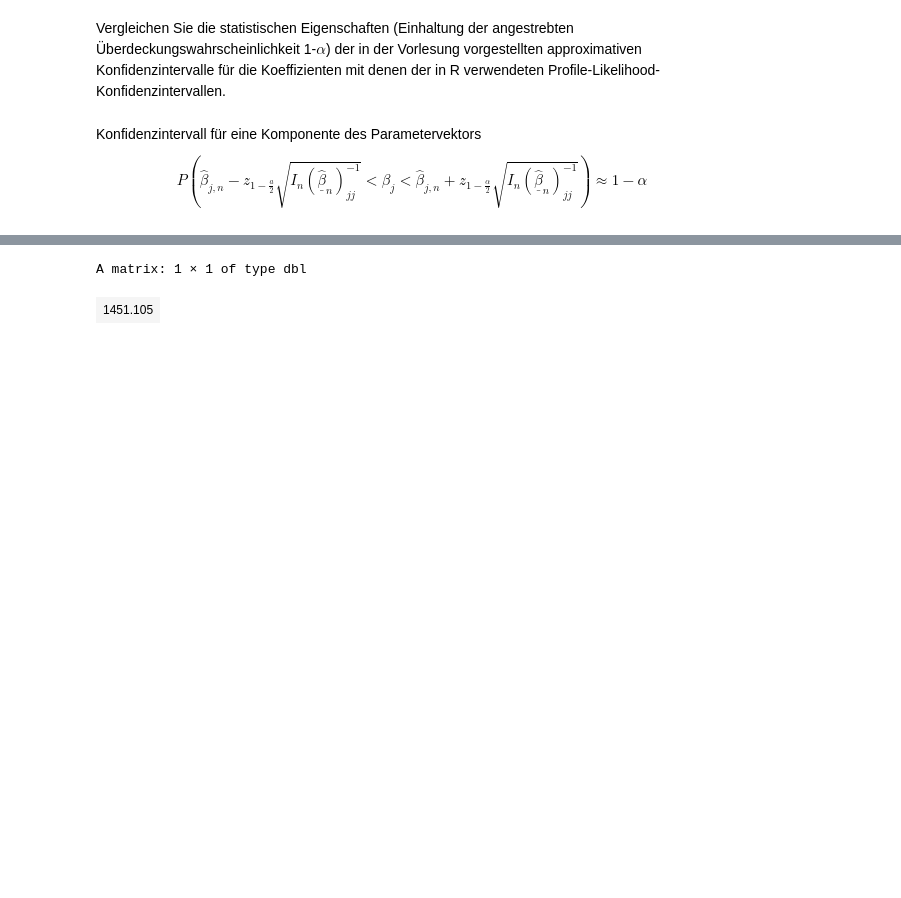
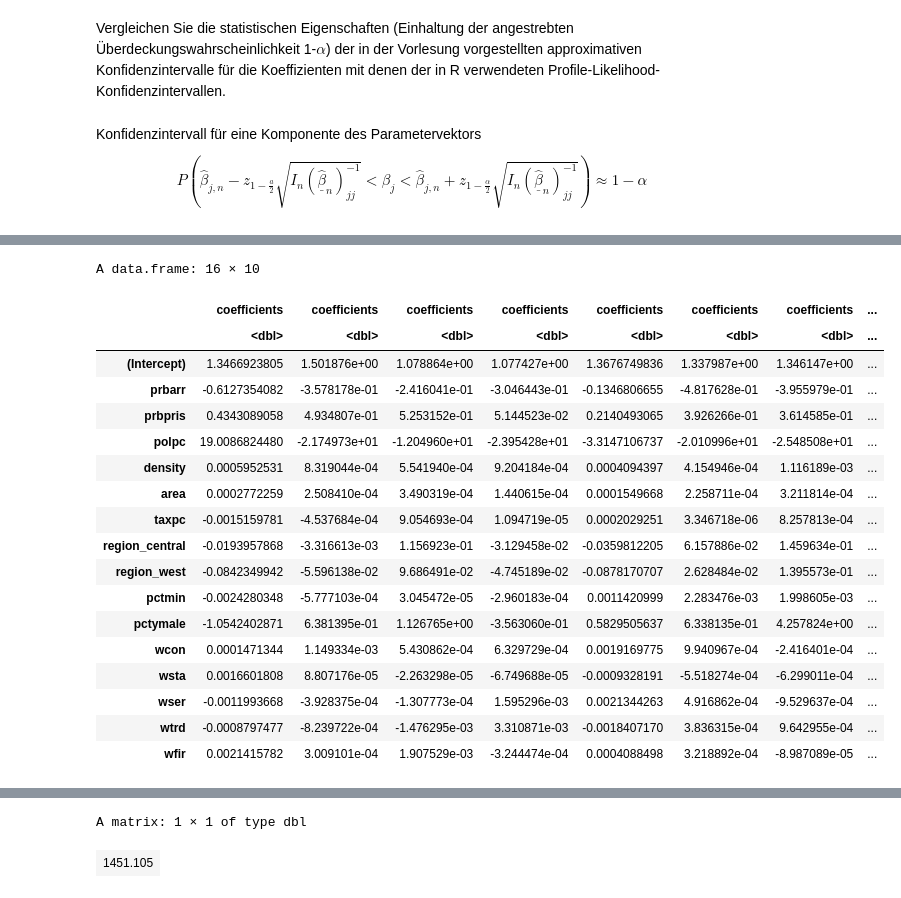
Before and after one commit to HenningAthor/SV_Crimes, a Jupyter notebook: Henning/Sim1.ipynb, the cells around one changed output, grey strips where cells are left out. Drawn from its saved outputs; the diff is of its cells as text; code cells hidden in the pictures; blank space fills up the shorter version.

```diff
--- a/Henning/Sim1.ipynb
+++ b/Henning/Sim1.ipynb
@@ -124,0 +105,14 @@ A data.frame: 16 × 2
+# %%
+require(dplyr)
+
+rnd_design_matrix <- function(original_data, num_rows) {
+    des_mx <- data.frame(original_data) # copy the data frame
+    des_mx <- des_mx[0,] # delete all rows
+
+    for (i in 1 : num_rows) {
+        # Add the row
+        des_mx <- rbind(des_mx, sample_n(original_data, 1))
+    }
+
+    return(des_mx)
+}
@@ -124,0 +134,34 @@ A data.frame: 16 × 2
+# %%
+gen_coef <- function(num_models, original_data){
+    df <- as.data.frame(data.frame(matrix(NA, nrow = 16, ncol = 0)))
+    for (i in 1:num_models){
+        design_matrix <- rnd_design_matrix(original_data, 45)
+        model = glm(crimes ~ 1+prbarr+prbpris+polpc+density+area+taxpc+region_central+region_west+pctmin+pctymale+wcon+wsta+wser+wtrd+wfir, data=design_matrix, family=poisson(link="log"))
+        coefficients <- coef(model)
+        df <- cbind(df, coefficients)
+    }
+    return(df)
+}
+
+a <- gen_coef(10, crimes)
+a
+# %% [output]
+A data.frame: 16 × 10
+|  | coefficients | coefficients | coefficients | coefficients | coefficients | coefficients | coefficients | ... |
+|  | <dbl> | <dbl> | <dbl> | <dbl> | <dbl> | <dbl> | <dbl> | ... |
+| (Intercept) | 1.3466923805 | 1.501876e+00 | 1.078864e+00 | 1.077427e+00 | 1.3676749836 | 1.337987e+00 | 1.346147e+00 | ... |
+| prbarr | -0.6127354082 | -3.578178e-01 | -2.416041e-01 | -3.046443e-01 | -0.1346806655 | -4.817628e-01 | -3.955979e-01 | ... |
+| prbpris | 0.4343089058 | 4.934807e-01 | 5.253152e-01 | 5.144523e-02 | 0.2140493065 | 3.926266e-01 | 3.614585e-01 | ... |
+| polpc | 19.0086824480 | -2.174973e+01 | -1.204960e+01 | -2.395428e+01 | -3.3147106737 | -2.010996e+01 | -2.548508e+01 | ... |
+| density | 0.0005952531 | 8.319044e-04 | 5.541940e-04 | 9.204184e-04 | 0.0004094397 | 4.154946e-04 | 1.116189e-03 | ... |
+| area | 0.0002772259 | 2.508410e-04 | 3.490319e-04 | 1.440615e-04 | 0.0001549668 | 2.258711e-04 | 3.211814e-04 | ... |
+| taxpc | -0.0015159781 | -4.537684e-04 | 9.054693e-04 | 1.094719e-05 | 0.0002029251 | 3.346718e-06 | 8.257813e-04 | ... |
+| region_central | -0.0193957868 | -3.316613e-03 | 1.156923e-01 | -3.129458e-02 | -0.0359812205 | 6.157886e-02 | 1.459634e-01 | ... |
+| region_west | -0.0842349942 | -5.596138e-02 | 9.686491e-02 | -4.745189e-02 | -0.0878170707 | 2.628484e-02 | 1.395573e-01 | ... |
+| pctmin | -0.0024280348 | -5.777103e-04 | 3.045472e-05 | -2.960183e-04 | 0.0011420999 | 2.283476e-03 | 1.998605e-03 | ... |
+| pctymale | -1.0542402871 | 6.381395e-01 | 1.126765e+00 | -3.563060e-01 | 0.5829505637 | 6.338135e-01 | 4.257824e+00 | ... |
+| wcon | 0.0001471344 | 1.149334e-03 | 5.430862e-04 | 6.329729e-04 | 0.0019169775 | 9.940967e-04 | -2.416401e-04 | ... |
+| wsta | 0.0016601808 | 8.807176e-05 | -2.263298e-05 | -6.749688e-05 | -0.0009328191 | -5.518274e-04 | -6.299011e-04 | ... |
+| wser | -0.0011993668 | -3.928375e-04 | -1.307773e-04 | 1.595296e-03 | 0.0021344263 | 4.916862e-04 | -9.529637e-04 | ... |
+| wtrd | -0.0008797477 | -8.239722e-04 | -1.476295e-03 | 3.310871e-03 | -0.0018407170 | 3.836315e-04 | 9.642955e-04 | ... |
+| wfir | 0.0021415782 | 3.009101e-04 | 1.907529e-03 | -3.244474e-04 | 0.0004088498 | 3.218892e-04 | -8.987089e-05 | ... |
```
Also changed, not shown: parts of 5 cells of this notebook, 1 other file.
